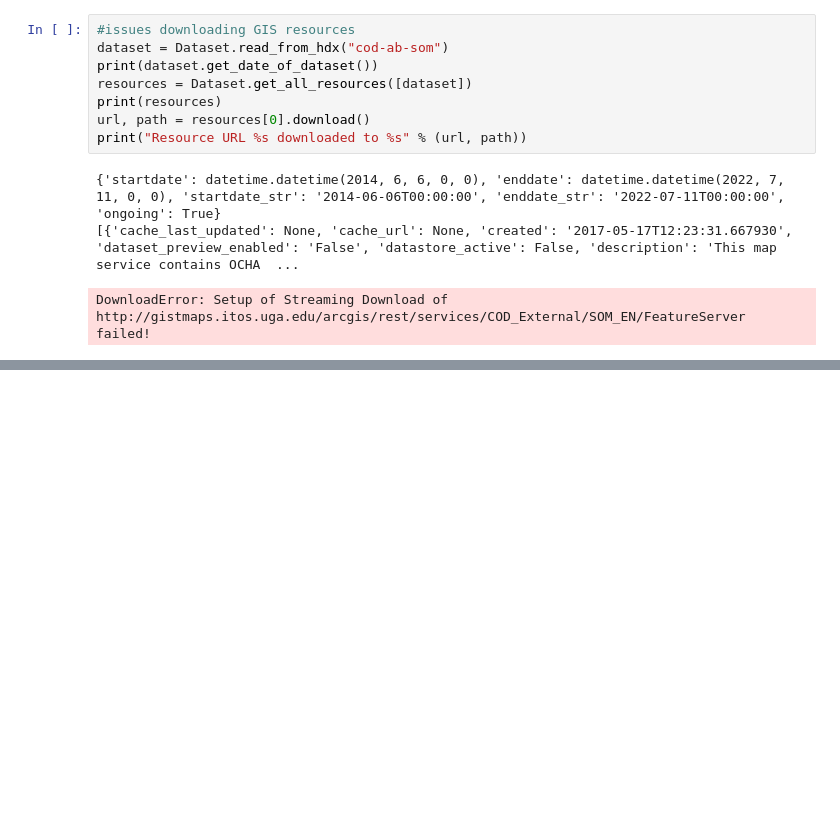
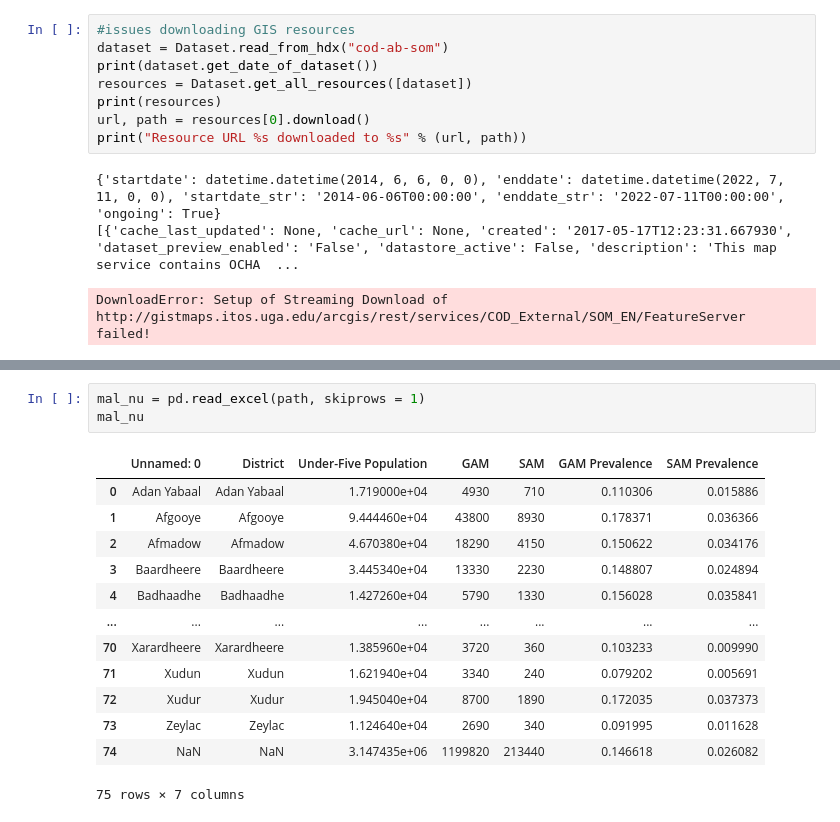
Before and after one commit to DataKind-DC/SaveTheChildren, a Jupyter notebook: HDXAPI2.ipynb, the cells around one changed output, grey strips where cells are left out. Saved outputs shown, nothing was run; the diff lists cells and outputs as text; blank space fills up the shorter version.

```diff
--- a/HDXAPI2.ipynb
+++ b/HDXAPI2.ipynb
@@ -143,0 +128,17 @@ False
+# %%
+mal_nu = pd.read_excel(path, skiprows = 1)
+mal_nu
+# %% [output]
+|  | Unnamed: 0 | District | Under-Five Population | GAM | SAM | GAM Prevalence | SAM Prevalence |
+| 0 | Adan Yabaal | Adan Yabaal | 1.719000e+04 | 4930 | 710 | 0.110306 | 0.015886 |
+| 1 | Afgooye | Afgooye | 9.444460e+04 | 43800 | 8930 | 0.178371 | 0.036366 |
+| 2 | Afmadow | Afmadow | 4.670380e+04 | 18290 | 4150 | 0.150622 | 0.034176 |
+| 3 | Baardheere | Baardheere | 3.445340e+04 | 13330 | 2230 | 0.148807 | 0.024894 |
+| 4 | Badhaadhe | Badhaadhe | 1.427260e+04 | 5790 | 1330 | 0.156028 | 0.035841 |
+| ... | ... | ... | ... | ... | ... | ... | ... |
+| 70 | Xarardheere | Xarardheere | 1.385960e+04 | 3720 | 360 | 0.103233 | 0.009990 |
+| 71 | Xudun | Xudun | 1.621940e+04 | 3340 | 240 | 0.079202 | 0.005691 |
+| 72 | Xudur | Xudur | 1.945040e+04 | 8700 | 1890 | 0.172035 | 0.037373 |
+| 73 | Zeylac | Zeylac | 1.124640e+04 | 2690 | 340 | 0.091995 | 0.011628 |
+| 74 | NaN | NaN | 3.147435e+06 | 1199820 | 213440 | 0.146618 | 0.026082 |
+75 rows × 7 columns
```
Also changed, not shown: parts of 8 cells of this notebook.
